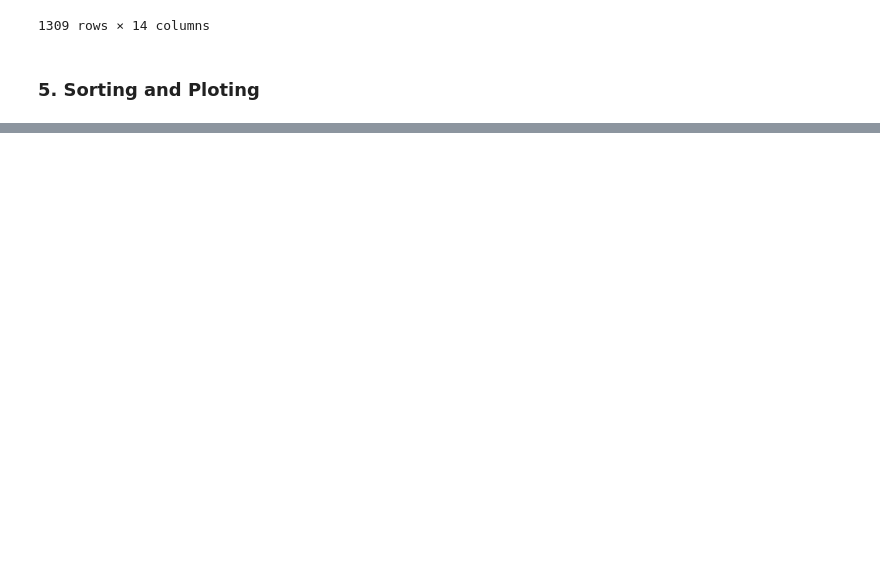
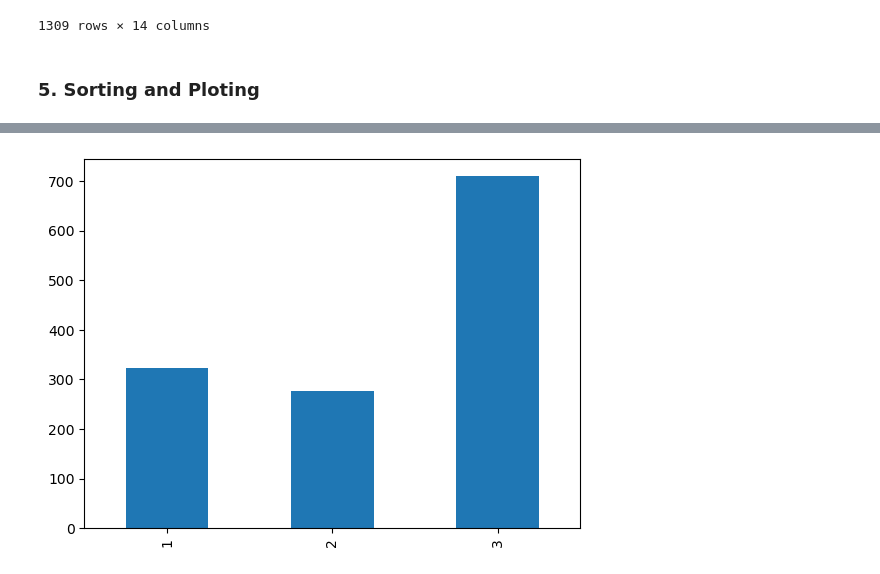
Before and after one commit to souravdev-eng/Data-Analysis-and-Visualization-course, a Jupyter notebook: 04_Indexes_and_Sorting.ipynb, the cells around one changed output, grey strips where cells are left out. Drawn from its saved outputs; the diff is of its cells as text; code cells hidden in the pictures; blank space fills up the shorter version.

Commit message:
complete section 7: Indexing and Sorting

```diff
--- a/04_Indexes_and_Sorting.ipynb
+++ b/04_Indexes_and_Sorting.ipynb
@@ -250,0 +260,4 @@ titanic.sort_index(ascending=False)
+# %%
+titanic["pclass"].value_counts().sort_index().plot(kind="bar");
+# %% [output]
+[figure, added]
```
Also changed, not shown: parts of 13 cells of this notebook.
